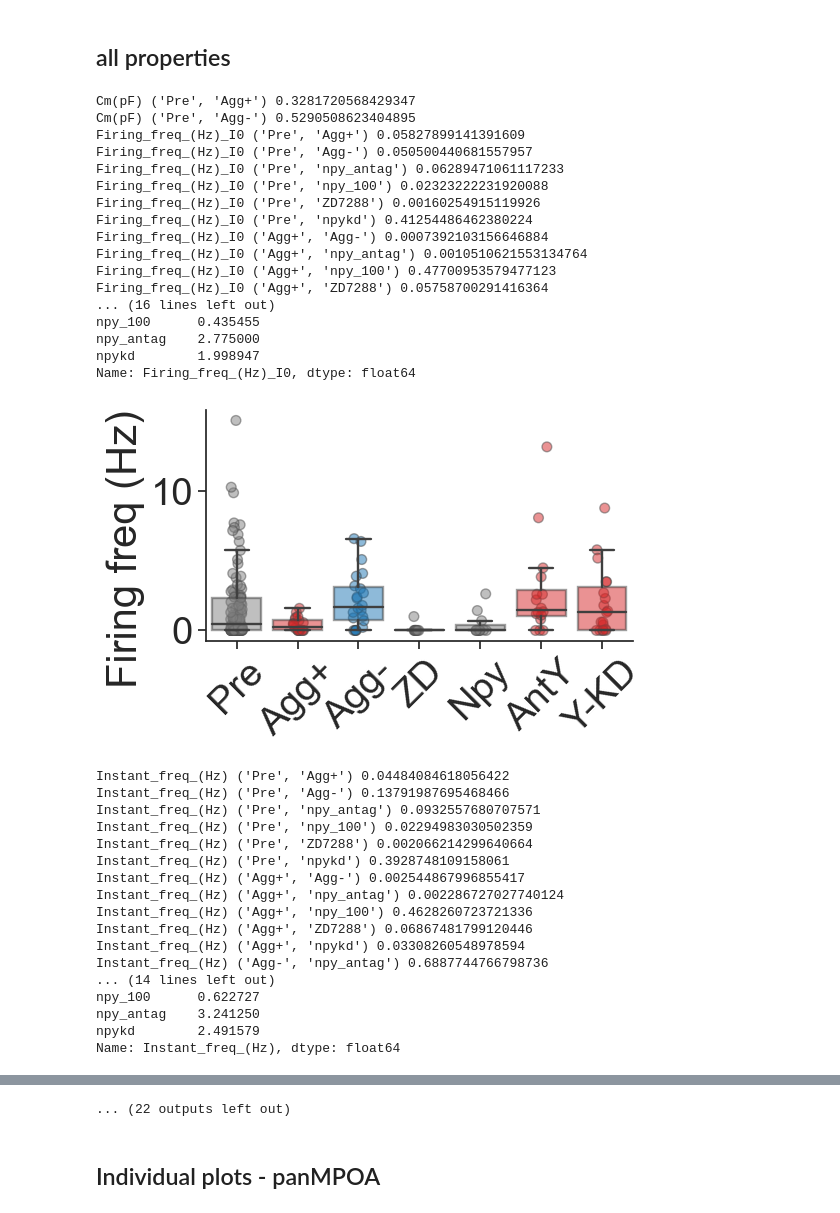
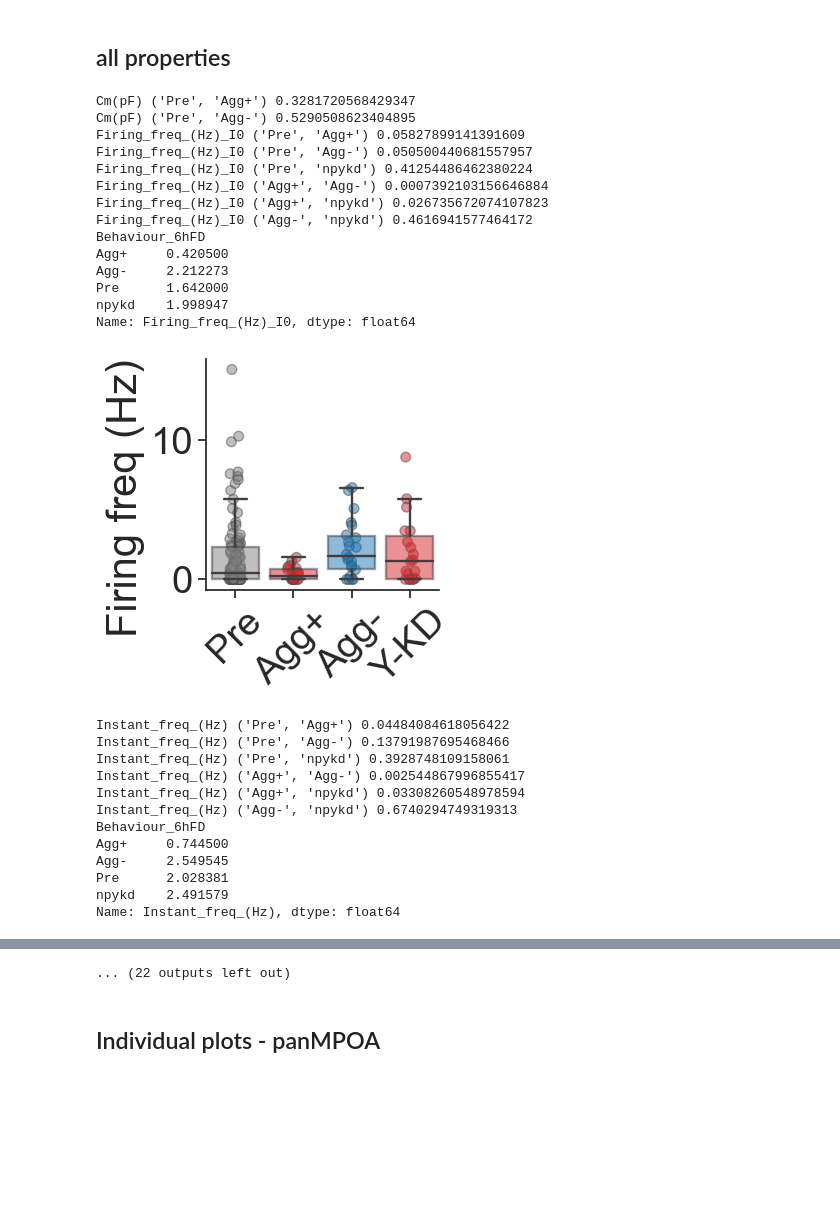
Before and after one commit to FrancisCrickInstitute/negative_parental_switch, a Jupyter notebook: NPW_ephys/ephys_analysis.ipynb, the cells around one changed output, grey strips where cells are left out. Saved outputs shown, nothing was run; the diff lists cells and outputs as text; code cells hidden in the pictures; blank space fills up the shorter version.

```diff
--- a/NPW_ephys/ephys_analysis.ipynb
+++ b/NPW_ephys/ephys_analysis.ipynb
@@ -61,7 +61,7 @@ def preprocess_plot(df, cat_name , name,  palette, order, plotting = False):
                 print(param_df.groupby(cat_name)[column].mean())
 
 
-                sns.set(rc={"figure.figsize": (5.5, 3)})
+                sns.set(rc={"figure.figsize": (3, 3)})
                 sns.set(font_scale=2.5)
                 sns.set_style("ticks")
 
@@ -70,7 +70,7 @@ def preprocess_plot(df, cat_name , name,  palette, order, plotting = False):
                 ax = sns.stripplot(x=cat_name, y=column, data = param_df, order=order,
                                 jitter=True, dodge=False, marker='o', size=7, linewidth=1, edgecolor='gray', palette = palette, alpha=0.5, zorder=0)
                 ax.set_xlabel('')
-                ax.set_xticklabels( ('Pre', 'Agg+', 'Agg-', 'ZD', 'Npy', 'AntY',  'Y-KD') , rotation=45)
+                ax.set_xticklabels( ('Pre', 'Agg+', 'Agg-',  'Y-KD') , rotation=45)
                 ax.yaxis.set_major_locator(plt.MaxNLocator(2))
                 plt.ylabel(column.replace('_', ' '))
 
@@ -218,45 +218,37 @@ array(['Pre', 'Agg+', 'Agg-', 'npy_antag', 'npy1r_antag', 'npy2r_antag',
 # %% [markdown]
 ## all properties
 # %%
-filter_cat = ['Pre', 'Agg+', 'Agg-', 'ZD7288', 'npy_100', 'npy_antag', 'npykd']
+filter_cat = ['Pre', 'Agg+', 'Agg-', 'npykd']
 
 
 preprocess_plot(ephys[ephys.Behaviour_6hFD.isin(filter_cat)],'Behaviour_6hFD', 'pan',
-                palette=['Gray', 'Tab:red', 'Tab:Blue', 'Gray', 'Gray', 'Tab:red', 'Tab:red', 'Tab:red'], order = filter_cat,
+                palette=['Gray', 'Tab:red', 'Tab:Blue', 'Tab:red', 'Gray', 'Tab:red', 'Tab:red', 'Tab:red'], order = filter_cat,
                   plotting= True)
 # %% [output]
 Cm(pF) ('Pre', 'Agg+') 0.3281720568429347
 Cm(pF) ('Pre', 'Agg-') 0.5290508623404895
 Firing_freq_(Hz)_I0 ('Pre', 'Agg+') 0.05827899141391609
 Firing_freq_(Hz)_I0 ('Pre', 'Agg-') 0.050500440681557957
-Firing_freq_(Hz)_I0 ('Pre', 'npy_antag') 0.06289471061117233
-Firing_freq_(Hz)_I0 ('Pre', 'npy_100') 0.02323222231920088
-Firing_freq_(Hz)_I0 ('Pre', 'ZD7288') 0.00160254915119926
 Firing_freq_(Hz)_I0 ('Pre', 'npykd') 0.41254486462380224
 Firing_freq_(Hz)_I0 ('Agg+', 'Agg-') 0.0007392103156646884
-Firing_freq_(Hz)_I0 ('Agg+', 'npy_antag') 0.0010510621553134764
-Firing_freq_(Hz)_I0 ('Agg+', 'npy_100') 0.47700953579477123
-Firing_freq_(Hz)_I0 ('Agg+', 'ZD7288') 0.05758700291416364
-... (16 lines left out)
-npy_100      0.435455
-npy_antag    2.775000
-npykd        1.998947
+Firing_freq_(Hz)_I0 ('Agg+', 'npykd') 0.026735672074107823
+Firing_freq_(Hz)_I0 ('Agg-', 'npykd') 0.4616941577464172
+Behaviour_6hFD
+Agg+     0.420500
+Agg-     2.212273
+Pre      1.642000
+npykd    1.998947
 Name: Firing_freq_(Hz)_I0, dtype: float64
-[figure, old version]
+[figure, new version]
 Instant_freq_(Hz) ('Pre', 'Agg+') 0.04484084618056422
 Instant_freq_(Hz) ('Pre', 'Agg-') 0.13791987695468466
-Instant_freq_(Hz) ('Pre', 'npy_antag') 0.0932557680707571
-Instant_freq_(Hz) ('Pre', 'npy_100') 0.02294983030502359
-Instant_freq_(Hz) ('Pre', 'ZD7288') 0.002066214299640664
 Instant_freq_(Hz) ('Pre', 'npykd') 0.3928748109158061
 Instant_freq_(Hz) ('Agg+', 'Agg-') 0.002544867996855417
-Instant_freq_(Hz) ('Agg+', 'npy_antag') 0.002286727027740124
-Instant_freq_(Hz) ('Agg+', 'npy_100') 0.4628260723721336
-Instant_freq_(Hz) ('Agg+', 'ZD7288') 0.06867481799120446
 Instant_freq_(Hz) ('Agg+', 'npykd') 0.03308260548978594
-Instant_freq_(Hz) ('Agg-', 'npy_antag') 0.6887744766798736
-... (14 lines left out)
-npy_100      0.622727
-npy_antag    3.241250
-npykd        2.491579
+Instant_freq_(Hz) ('Agg-', 'npykd') 0.6740294749319313
+Behaviour_6hFD
+Agg+     0.744500
+Agg-     2.549545
+Pre      2.028381
+npykd    2.491579
 Name: Instant_freq_(Hz), dtype: float64
```
Also changed, not shown: parts of 22 cells of this notebook, 45 other files.
